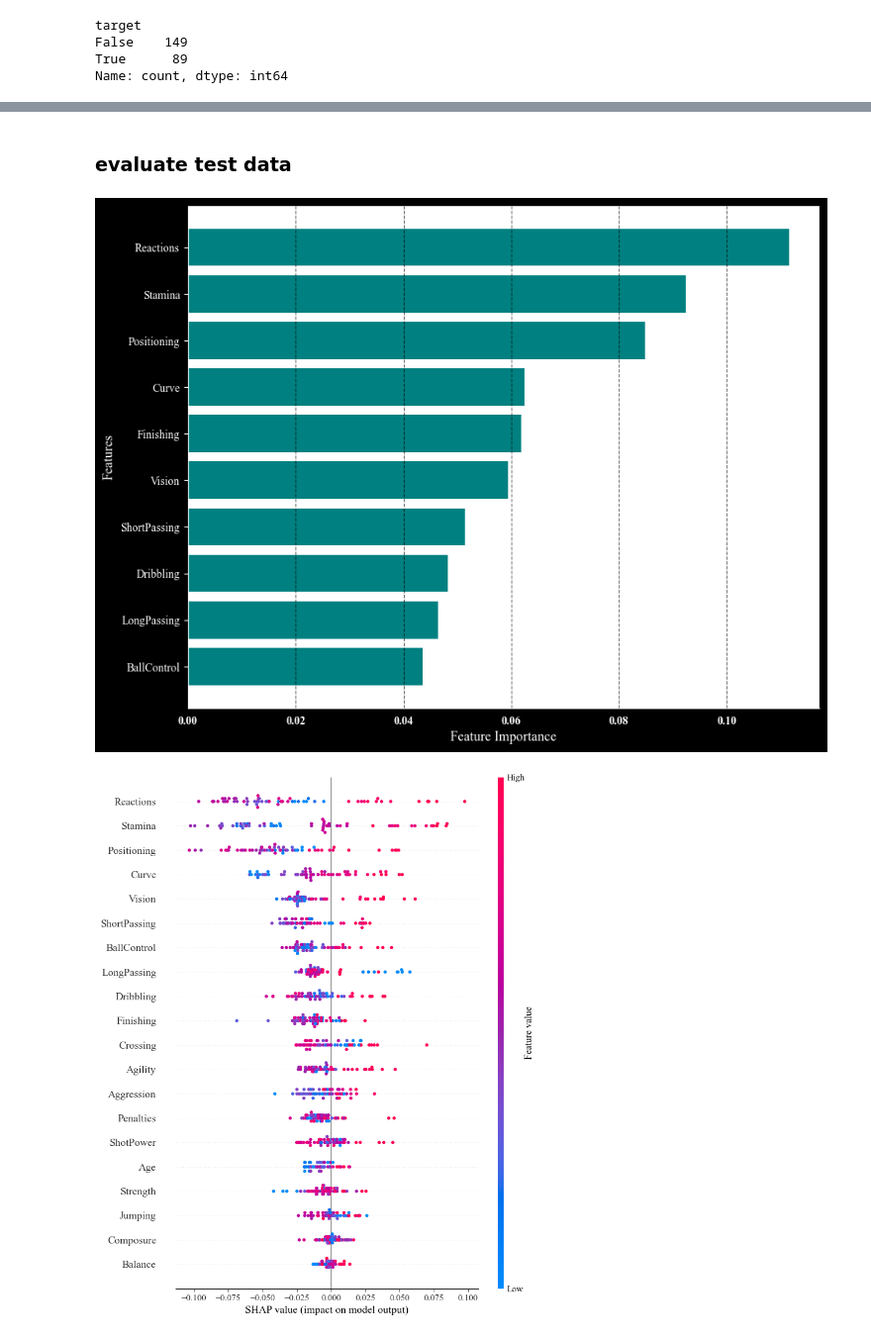
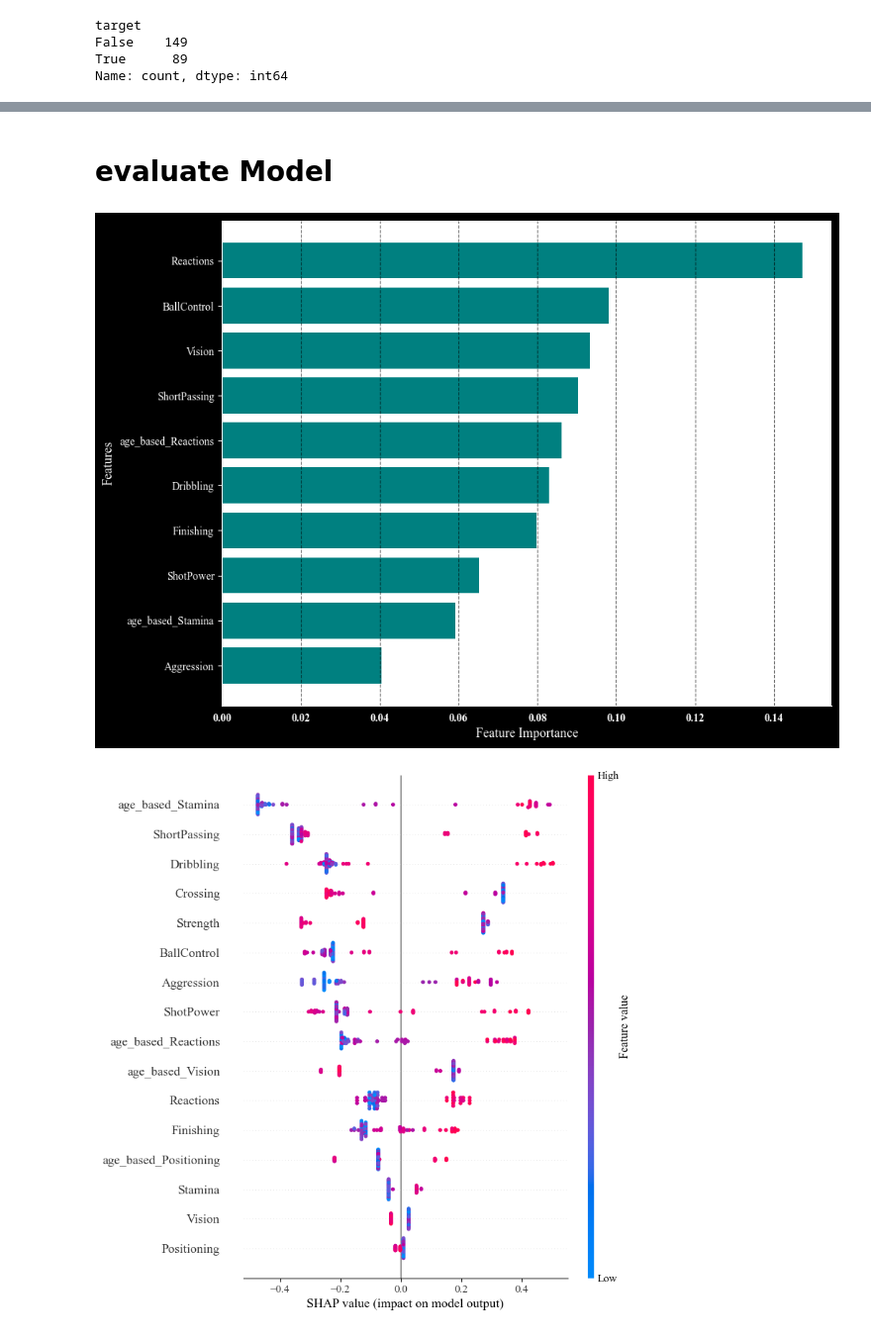
Before and after one commit to robb1302/statsfaction, a Jupyter notebook: scripts/sport_analytics/model/what was his name again.ipynb, the cells around one changed output, grey strips where cells are left out. Shown at 99% size. Cells and saved outputs as stored; diff of their text form; code cells hidden in the pictures.

```diff
--- a/scripts/sport_analytics/model/what was his name again.ipynb
+++ b/scripts/sport_analytics/model/what was his name again.ipynb
@@ -1,6 +1,8 @@
 # %% [markdown]
 Find Players with low potentials but high actual Rating
 - Label Players has a potential higher than 83 but never reaches this potential
+# %%
+HYPERTRAINING = True
 # %%
 import os
 import pandas as pd
@@ -184,8 +205,8 @@ PLAYER_ATTRIBUTES = [  'central','offense','Age','Crossing', 'Finishing', 'Headi
                       'Acceleration', 'SprintSpeed', 'Agility', 'GKPositioning', 'GKReflexes', 'Composure', 'Defensive awareness', 'Reactions', 'Balance',
                       'ShotPower', 'Jumping', 'Stamina', 'Strength', 'LongShots', 'Aggression', 'Interceptions', 'Positioning', 'Vision', 'Penalties', 'Marking',
                       'StandingTackle', 'SlidingTackle', 'GKDiving', 'GKHandling', 'GKKicking']
-PLAYER_ATTRIBUTES = [ 'overall_age_ratio','Crossing', 'Finishing',  'ShortPassing',  'Dribbling', 'Curve',  'LongPassing', 'BallControl',
-                      'Agility',  'Composure',  'Reactions', 'Balance', 'ShotPower', 'Jumping', 'Stamina', 'Strength', 'Aggression',  'Positioning', 'Vision', 'Penalties']
+PLAYER_ATTRIBUTES = ['age_based_Reactions', 'age_based_Stamina', 'age_based_Positioning','age_based_Vision','Crossing', 'Finishing',  'ShortPassing',  'Dribbling', 'BallControl',
+                      'Reactions',  'ShotPower',  'Stamina', 'Strength', 'Aggression',  'Positioning', 'Vision']
 # PLAYER_ATTRIBUTES = [ 'Acceleration', 'SprintSpeed', 'Agility',    'Reactions', 'Balance',  'Jumping', 'Stamina', 'Strength',  'Aggression', 'Positioning', 'Vision']
 # %% [markdown]
 #### Transform Defense Attributs
@@ -267,12 +467,14 @@ class_weights = 'balanced'  # You can customize these weights if needed
 
 # Create and train different classification models with class weights
 models = {
-    'Logistic Regression': LogisticRegression(class_weight=class_weights),
-    'Decision Tree Classifier': DecisionTreeClassifier(class_weight=class_weights),
-    'Random Forest Classifier': RandomForestClassifier(class_weight=class_weights, **{'n_estimators': 230, 'max_depth': 19, 'min_samples_split': 0.13490874502369332, 'min_samples_leaf': 0.12691574778299552}),
-    'Support Vector Classifier': SVC(class_weight=class_weights,probability=True,kernel='linear'),
-    'XGBoost Classifier': xgb.XGBClassifier(),
-    'LightGBM Classifier': lgb.LGBMClassifier()
+    # 'Logistic Regression': LogisticRegression(class_weight=class_weights),
+    'Decision Tree Classifier': DecisionTreeClassifier(class_weight=class_weights,** PARAM_DT),
+    'Random Forest Classifier': RandomForestClassifier(class_weight=class_weights, ** PARAMS_RF),
+    'XGBoost Classifier general': xgb.XGBClassifier(),
+
+    # 'Support Vector Classifier': SVC(class_weight=class_weights,probability=True,kernel='linear'),
+    'XGBoost Classifier': xgb.XGBClassifier(**PARAM_XGB)
+    # 'LightGBM Classifier': lgb.LGBMClassifier(** {'n_estimators': 100, 'max_depth': 7, 'min_child_samples': 7, 'subsample': 0.8090291881142198, 'colsample_bytree': 0.6278496311554949, 'learning_rate': 0.17976777947590364, 'reg_alpha': 0.6699371890412207, 'reg_lambda': 1.5295937299896694})
 }
 
 model_results = {}
@@ -309,7 +511,7 @@ for model_name, model in models.items():
         'AUC': auc,
         'Precision': precision
     }
-if True:
+if False:
     try:
         # Save SHAP values to a pickle file
         with open(f"data/sport_analytics/model/{PREDICTION_NAME}_trained_models.pkl", "wb") as file:
@@ -351,18 +553,18 @@ Precision: 0.25
 # %% [markdown]
-### evaluate test data
+# evaluate Model
 # %%
-my_model = model_results['Random Forest Classifier']['Model']
+my_model = model_results['XGBoost Classifier']['Model']
 
 
 from src.sport_analytics.model.eval import individual_shap_valuess,plot_feature_importance
 
 features = plot_feature_importance(my_model, '')
 explainer = shap.Explainer(my_model)
 shap_values = explainer.shap_values(X_test_scaled_df)
-shap.summary_plot(shap_values[1], X_test_scaled_df)
+shap.summary_plot(shap_values, X_test_scaled_df)
 
 features
 # %% [output]
-[figure, old version]
+[figure, new version]
-[figure, old version]
+[figure, new version]
 ['Reactions',
```
Also changed, not shown: parts of 17 cells of this notebook, 1 other file.
